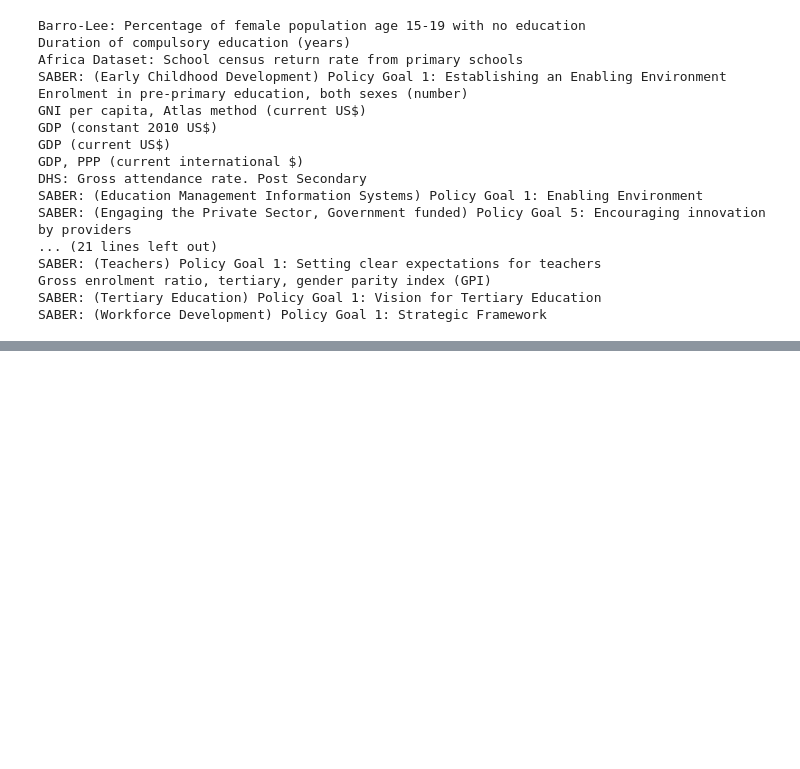
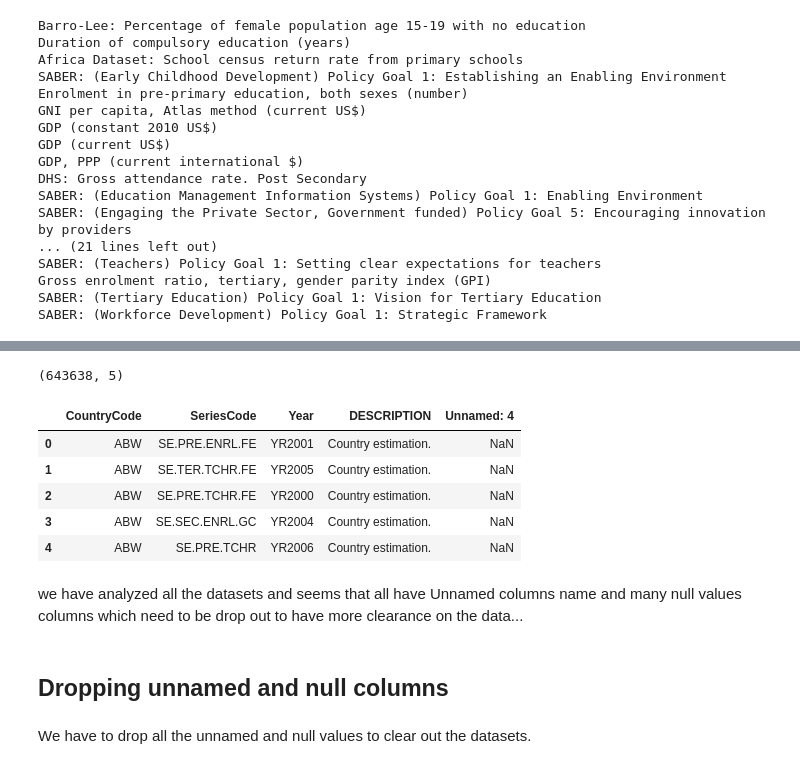
Before and after one commit to Kanika211/World-Bank-Global-Education_EDA_capstone1, a Jupyter notebook: World_Bank_Global_Education_Capstone1.ipynb, the cells around one changed output, grey strips where cells are left out. Drawn from its saved outputs; the diff is of its cells as text; code cells hidden in the pictures; blank space fills up the shorter version.

```diff
--- a/World_Bank_Global_Education_Capstone1.ipynb
+++ b/World_Bank_Global_Education_Capstone1.ipynb
@@ -194,0 +274,19 @@ SABER: (Workforce Development) Policy Goal 1: Strategic Framework
+# %%
+Edstats_footnotes_df.shape
+# %% [output]
+(643638, 5)
+# %%
+Edstats_footnotes_df.head()
+# %% [output]
+|  | CountryCode | SeriesCode | Year | DESCRIPTION | Unnamed: 4 |
+| 0 | ABW | SE.PRE.ENRL.FE | YR2001 | Country estimation. | NaN |
+| 1 | ABW | SE.TER.TCHR.FE | YR2005 | Country estimation. | NaN |
+| 2 | ABW | SE.PRE.TCHR.FE | YR2000 | Country estimation. | NaN |
+| 3 | ABW | SE.SEC.ENRL.GC | YR2004 | Country estimation. | NaN |
+| 4 | ABW | SE.PRE.TCHR | YR2006 | Country estimation. | NaN |
+# %% [markdown]
+we have analyzed all the datasets and seems that all have Unnamed columns name and many null values columns which need to be drop out to have more clearance on the data...
+# %% [markdown]
+## <b> Dropping unnamed and null columns<b>
+# %% [markdown]
+We have to drop all the unnamed and null values to clear out the datasets.
```
Also changed, not shown: parts of 16 cells of this notebook.
